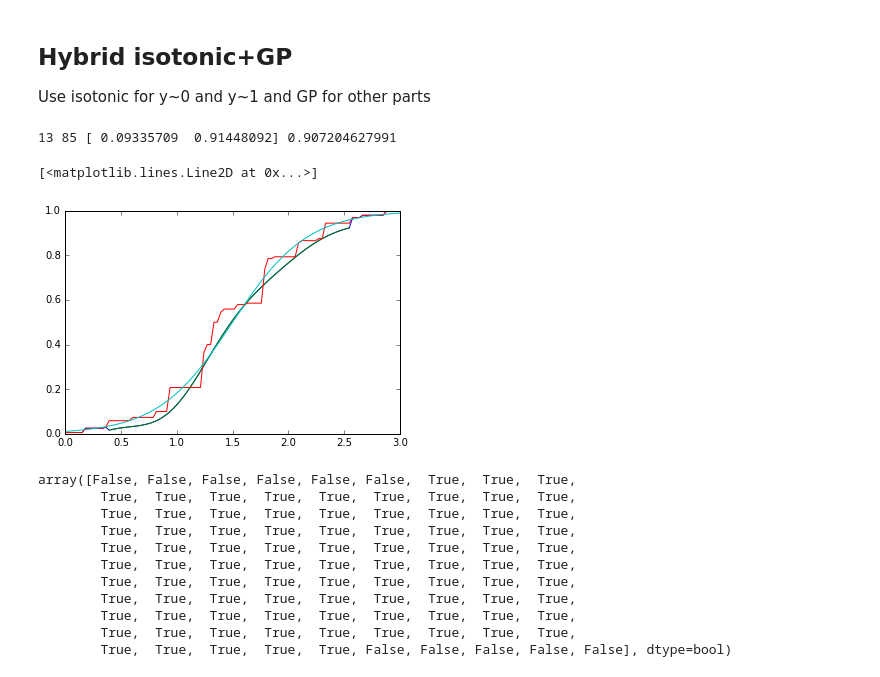
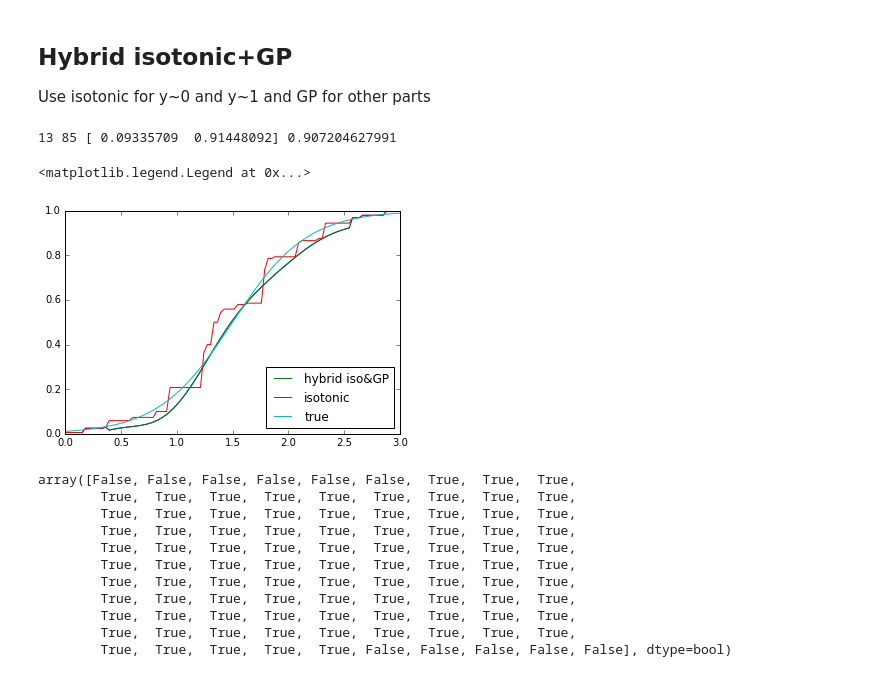
Before and after one commit to cranmer/carl-notebooks, a Jupyter notebook: Calibration Strategies.ipynb, the cells around one changed output. Drawn from its saved outputs; the diff is of its cells as text; code cells hidden in the pictures.

Commit message:
add legends

```diff
--- a/Calibration Strategies.ipynb
+++ b/Calibration Strategies.ipynb
@@ -178,28 +178,29 @@ Use isotonic for y~0 and y~1 and GP for other parts
 # %%
 low_mask = p<0.05
 high_mask = p>0.95
 low_index = np.argmin(low_mask)
 high_index = np.argmax(high_mask)
 gp_low = p_gp[low_index]
 gp_high = p_gp[high_index]
 p_low = p[low_index]
 p_high = p[high_index]
 gp_range = gp_high-gp_low
 p_range = p_high-p_low
 print(low_index, high_index, gp_low_high, gp_range)
 hybrid = np.zeros(test.size)
 hybrid[low_mask]=p[low_mask]
 hybrid[high_mask]=p[high_mask]
 gp_mask = np.logical_not(low_mask + high_mask)
 hybrid[gp_mask]=(p_gp[gp_mask]-gp_low_high[0])*p_range/gp_range+p[low_index]
 plt.plot(test,hybrid)
-plt.plot(test[gp_mask],hybrid[gp_mask])
-plt.plot(test,p)
+plt.plot(test[gp_mask],hybrid[gp_mask], label='hybrid iso&GP')
+plt.plot(test,p, label='isotonic')
 plt.plot(test, norm.pdf(test,loc=mean_1)/(norm.pdf(test,loc=mean_1)+norm.pdf(test,loc=0)), label='true')
+plt.legend(loc='lower right')
 # %% [output]
 13 85 [ 0.09335709  0.91448092] 0.907204627991
-[<matplotlib.lines.Line2D at 0x...>]
+<matplotlib.legend.Legend at 0x...>
-[figure, old version]
+[figure, new version]
 # %%
 np.logical_not(low_mask + high_mask)
 # %% [output]
```
